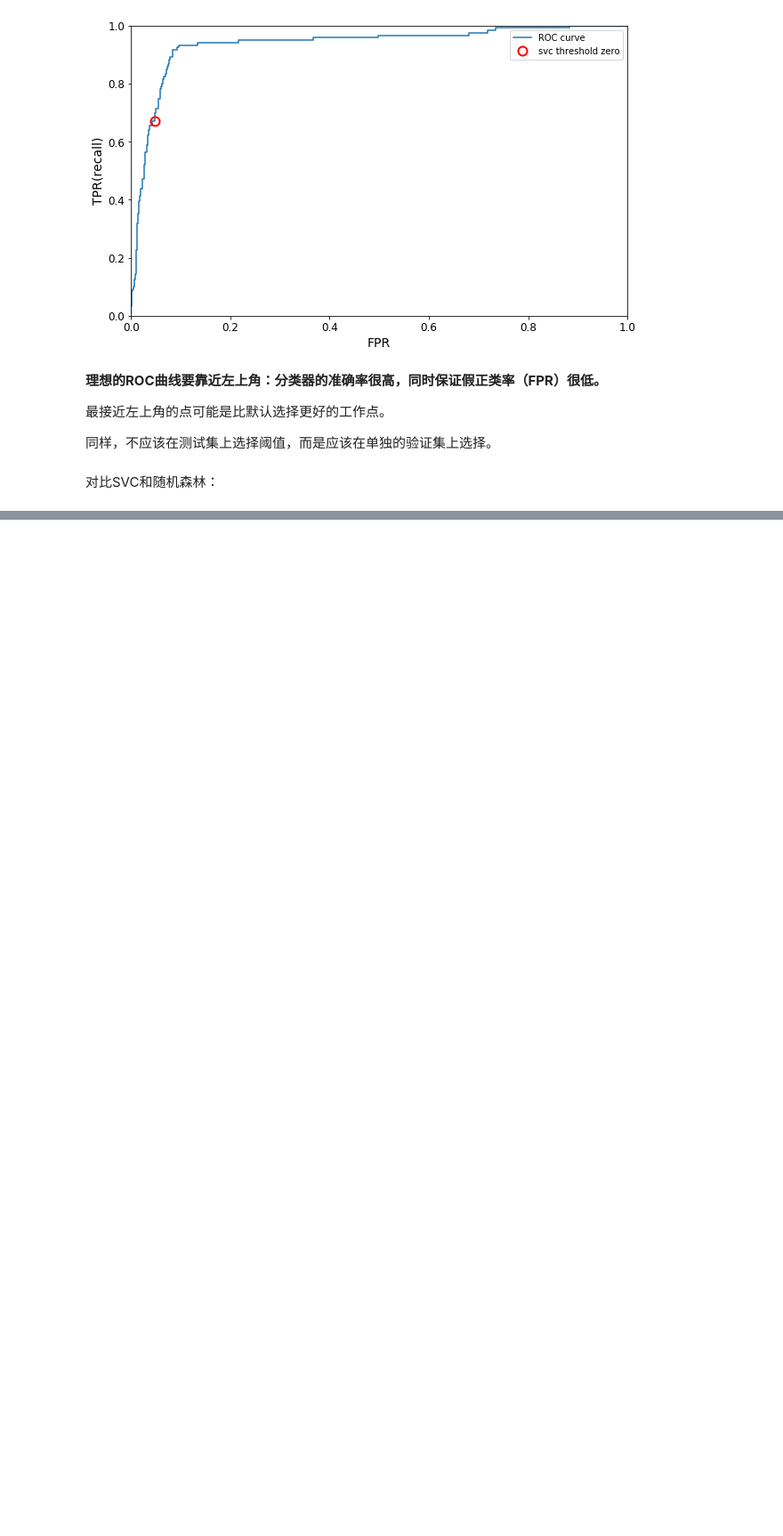
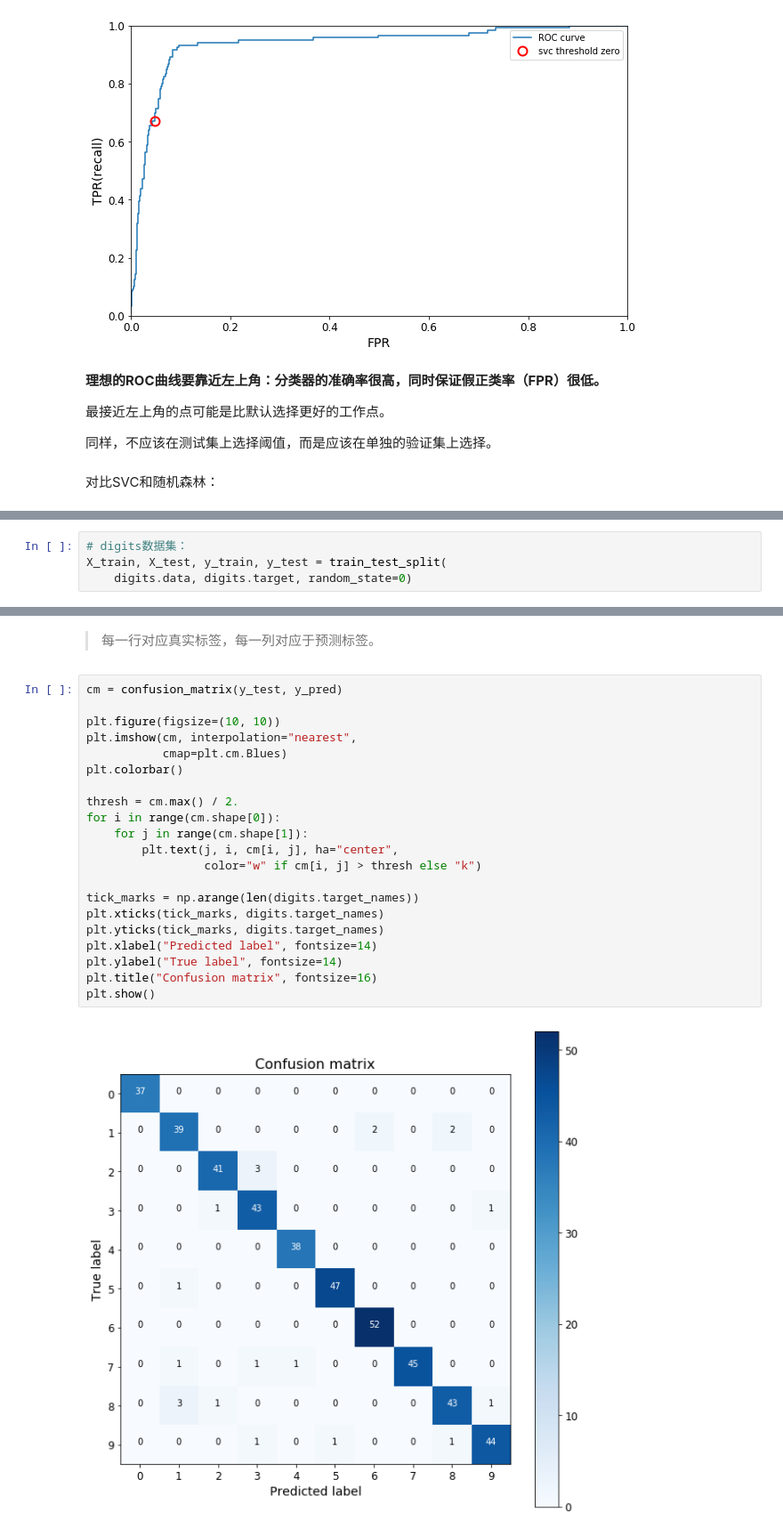
Before and after one commit to libingallin/introduction-to-ml, a Jupyter notebook: ch5_model_evaluation_and _improvement.ipynb, the cells around one changed output, grey strips where cells are left out. Shown: that part at 89% size. Saved outputs shown, nothing was run; the diff lists cells and outputs as text; blank space fills up the shorter version.

```diff
--- a/ch5_model_evaluation_and _improvement.ipynb
+++ b/ch5_model_evaluation_and _improvement.ipynb
@@ -1072,0 +1098,4 @@ AUC for SVC: 0.9358
+# %%
+# digits数据集：
+X_train, X_test, y_train, y_test = train_test_split(
+    digits.data, digits.target, random_state=0)
@@ -1072,0 +1126,25 @@ AUC for SVC: 0.9358
+# %% [markdown]
+> 每一行对应真实标签，每一列对应于预测标签。
+# %%
+cm = confusion_matrix(y_test, y_pred)
+
+plt.figure(figsize=(10, 10))
+plt.imshow(cm, interpolation="nearest",
+           cmap=plt.cm.Blues)
+plt.colorbar()
+
+thresh = cm.max() / 2.
+for i in range(cm.shape[0]):
+    for j in range(cm.shape[1]):
+        plt.text(j, i, cm[i, j], ha="center",
+                 color="w" if cm[i, j] > thresh else "k")
+
+tick_marks = np.arange(len(digits.target_names))
+plt.xticks(tick_marks, digits.target_names)
+plt.yticks(tick_marks, digits.target_names)
+plt.xlabel("Predicted label", fontsize=14)
+plt.ylabel("True label", fontsize=14)
+plt.title("Confusion matrix", fontsize=16)
+plt.show()
+# %% [output]
+[figure, added]
```
Also changed, not shown: parts of 41 cells of this notebook.
